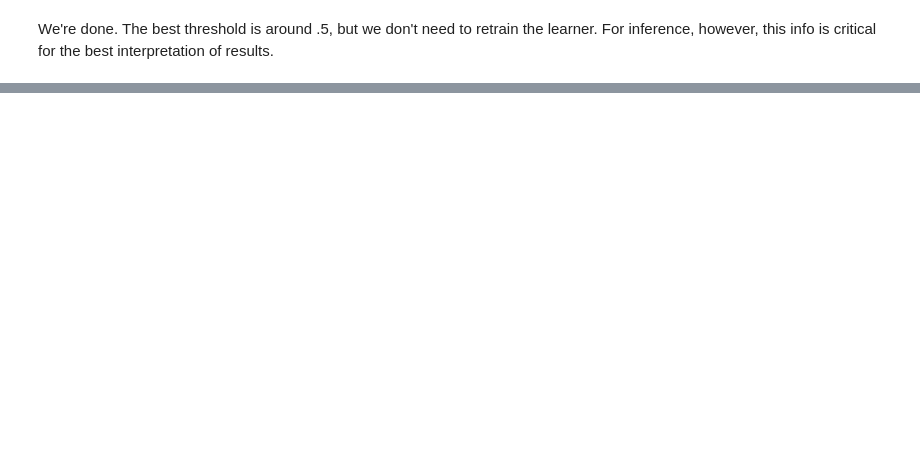
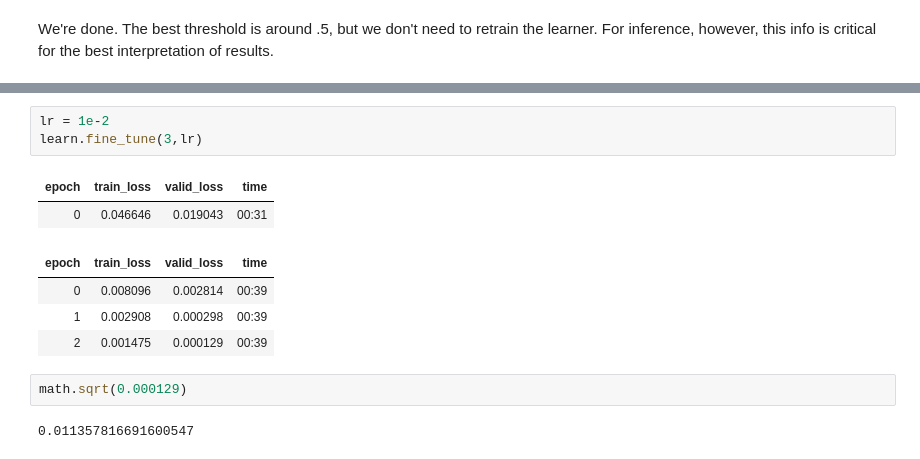
Before and after one commit to mccallion/rory, a Jupyter notebook: _20210125_06_multicat_review.ipynb, the cells around one changed output, grey strips where cells are left out. Cells and saved outputs as stored; diff of their text form; blank space fills up the shorter version.

```diff
--- a/_20210125_06_multicat_review.ipynb
+++ b/_20210125_06_multicat_review.ipynb
@@ -270,0 +348,14 @@ We're done. The best threshold is around .5, but we don't need to retrain the le
+# %%
+lr = 1e-2
+learn.fine_tune(3,lr)
+# %% [output]
+| epoch | train_loss | valid_loss | time |
+| 0 | 0.046646 | 0.019043 | 00:31 |
+| epoch | train_loss | valid_loss | time |
+| 0 | 0.008096 | 0.002814 | 00:39 |
+| 1 | 0.002908 | 0.000298 | 00:39 |
+| 2 | 0.001475 | 0.000129 | 00:39 |
+# %%
+math.sqrt(0.000129)
+# %% [output]
+0.011357816691600547
```
Also changed, not shown: parts of 33 cells of this notebook, 2 other files.
